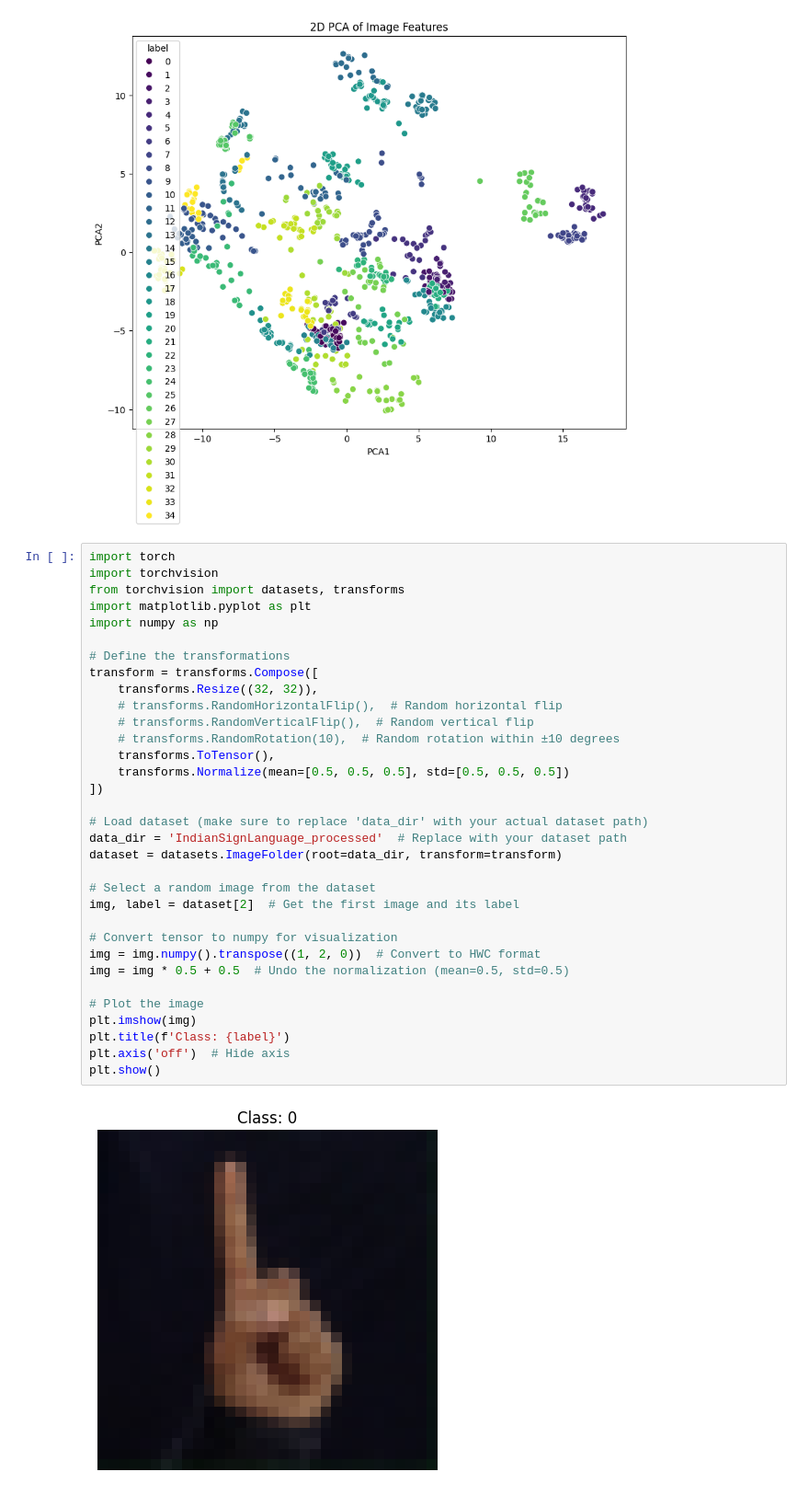
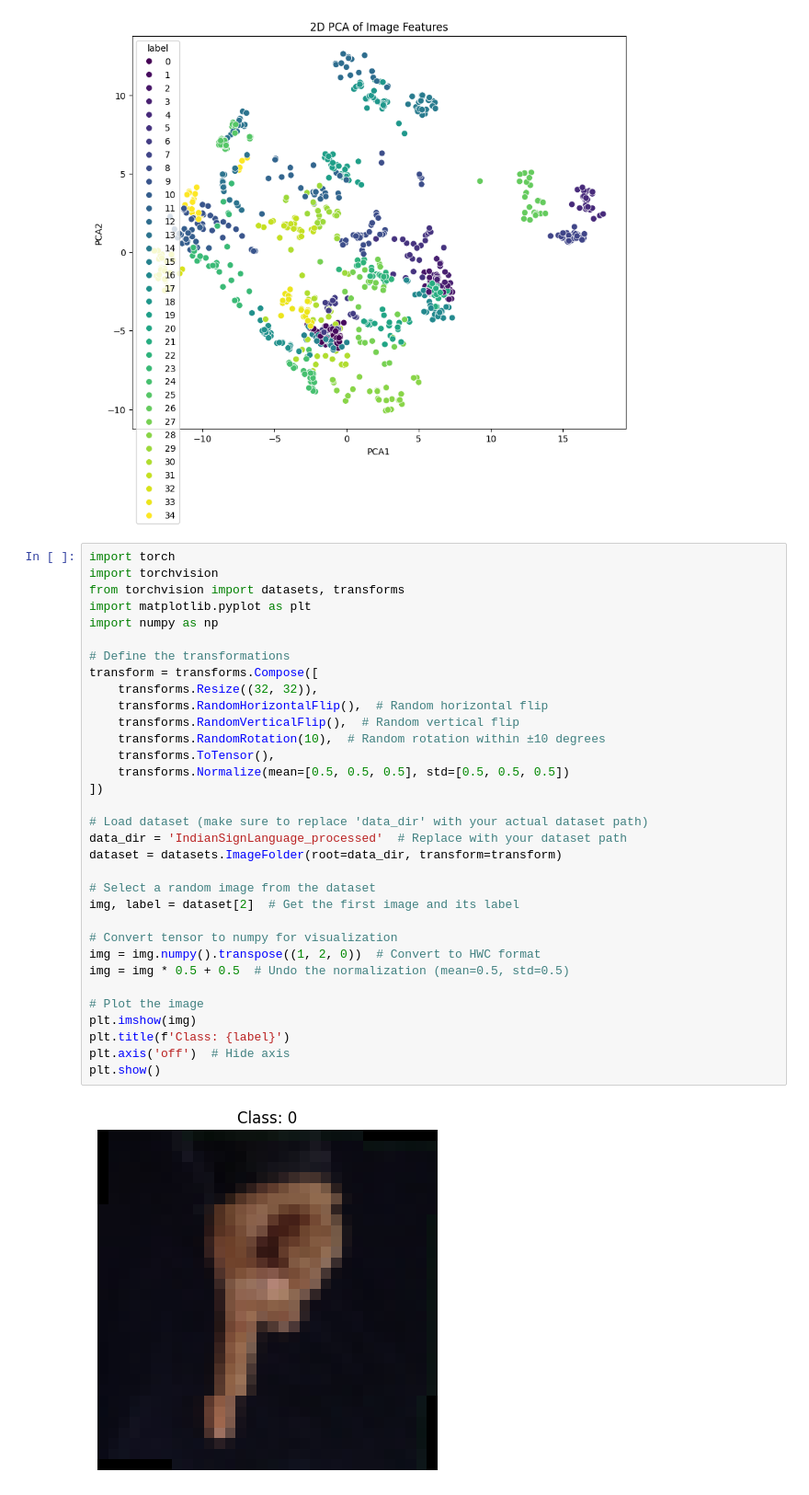
Before and after one commit to daivik1515/Sign-Language-Gesture-Classification, a Jupyter notebook: LeNet.ipynb, the cells around one changed output. Shown at 92% size. Saved outputs shown, nothing was run; the diff lists cells and outputs as text.

```diff
--- a/LeNet.ipynb
+++ b/LeNet.ipynb
@@ -281,34 +281,34 @@ plot_pca_features(data_loader)
 import torch
 import torchvision
 from torchvision import datasets, transforms
 import matplotlib.pyplot as plt
 import numpy as np
 
 # Define the transformations
 transform = transforms.Compose([
     transforms.Resize((32, 32)),
-    # transforms.RandomHorizontalFlip(),  # Random horizontal flip
-    # transforms.RandomVerticalFlip(),  # Random vertical flip
-    # transforms.RandomRotation(10),  # Random rotation within ±10 degrees
+    transforms.RandomHorizontalFlip(),  # Random horizontal flip
+    transforms.RandomVerticalFlip(),  # Random vertical flip
+    transforms.RandomRotation(10),  # Random rotation within ±10 degrees
     transforms.ToTensor(),
     transforms.Normalize(mean=[0.5, 0.5, 0.5], std=[0.5, 0.5, 0.5])
 ])
 
 # Load dataset (make sure to replace 'data_dir' with your actual dataset path)
 data_dir = 'IndianSignLanguage_processed'  # Replace with your dataset path
 dataset = datasets.ImageFolder(root=data_dir, transform=transform)
 
 # Select a random image from the dataset
 img, label = dataset[2]  # Get the first image and its label
 
 # Convert tensor to numpy for visualization
 img = img.numpy().transpose((1, 2, 0))  # Convert to HWC format
 img = img * 0.5 + 0.5  # Undo the normalization (mean=0.5, std=0.5)
 
 # Plot the image
 plt.imshow(img)
 plt.title(f'Class: {label}')
 plt.axis('off')  # Hide axis
 plt.show()
 # %% [output]
-[figure, old version]
+[figure, new version]
```
